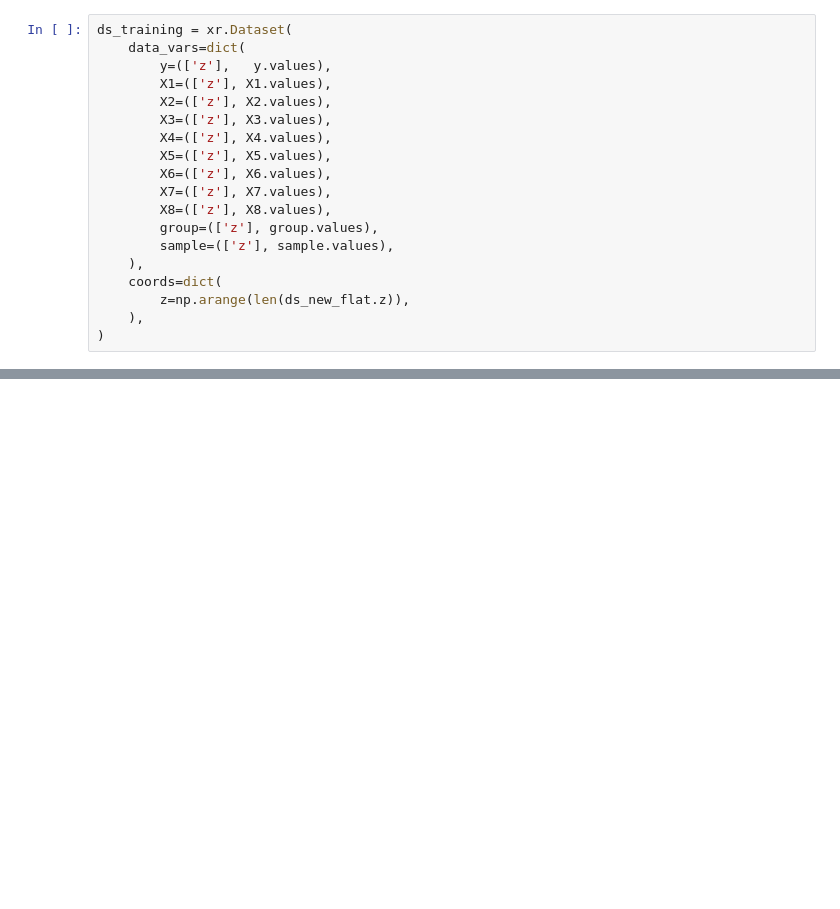
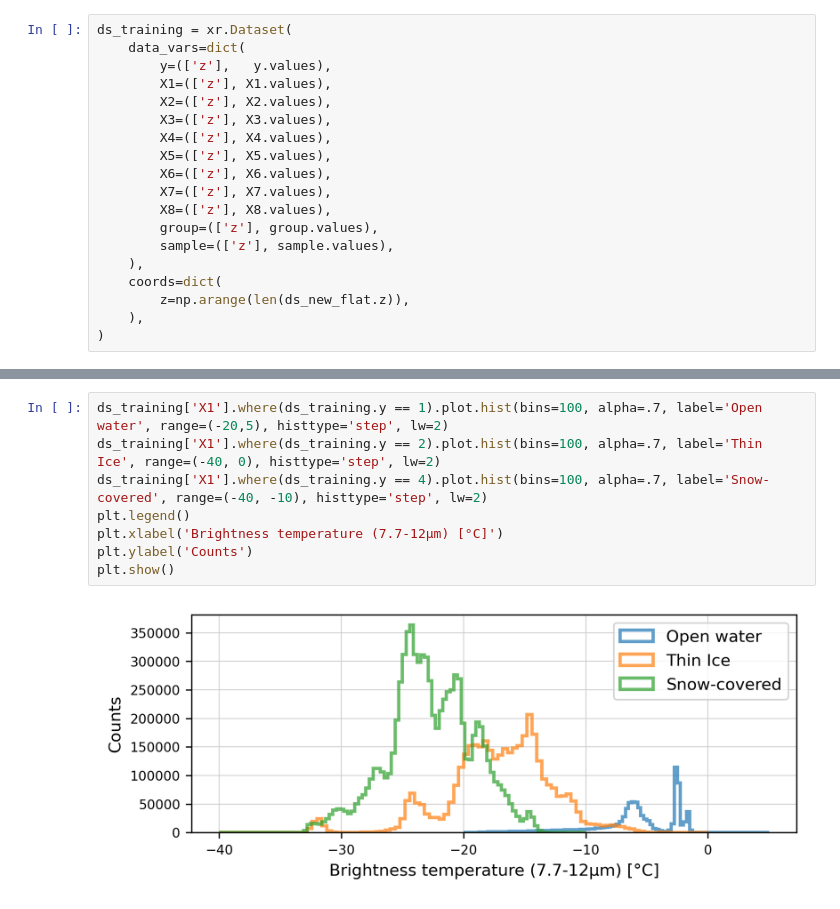
Before and after one commit to FranzFlink/Mueller_et_al_2024_code, a Jupyter notebook: source/preprocess/preprocess_pixel.ipynb, the cells around one changed output, grey strips where cells are left out. Saved outputs shown, nothing was run; the diff lists cells and outputs as text; blank space fills up the shorter version.

```diff
--- a/source/preprocess/preprocess_pixel.ipynb
+++ b/source/preprocess/preprocess_pixel.ipynb
@@ -67,0 +88,10 @@ plt.show()
+# %%
+ds_training['X1'].where(ds_training.y == 1).plot.hist(bins=100, alpha=.7, label='Open water', range=(-20,5), histtype='step', lw=2)
+ds_training['X1'].where(ds_training.y == 2).plot.hist(bins=100, alpha=.7, label='Thin Ice', range=(-40, 0), histtype='step', lw=2)
+ds_training['X1'].where(ds_training.y == 4).plot.hist(bins=100, alpha=.7, label='Snow-covered', range=(-40, -10), histtype='step', lw=2)
+plt.legend()
+plt.xlabel('Brightness temperature (7.7-12µm) [°C]')
+plt.ylabel('Counts')
+plt.show()
+# %% [output]
+[figure, added]
```
Also changed, not shown: parts of 16 cells of this notebook, 3 other files.
